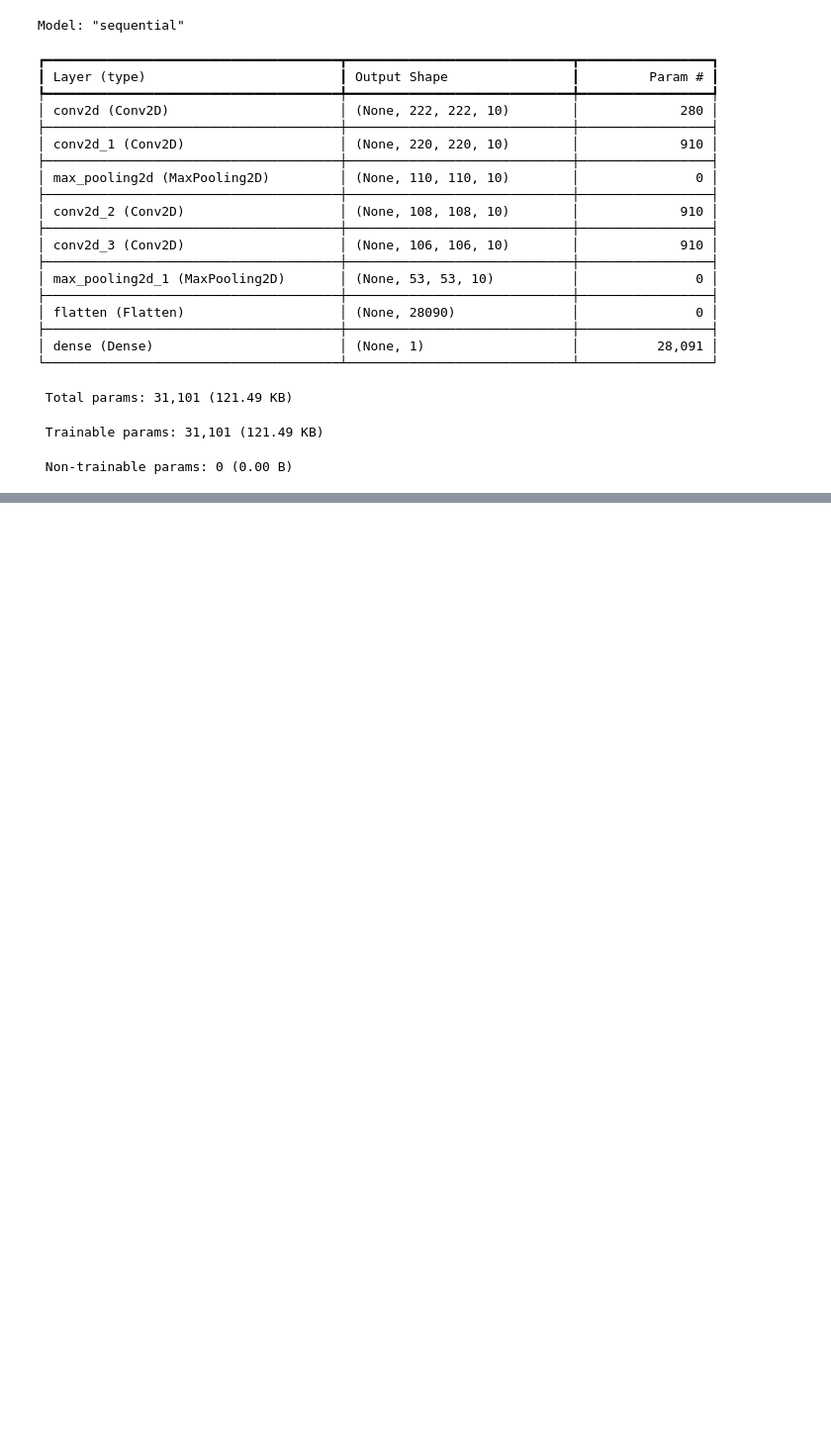
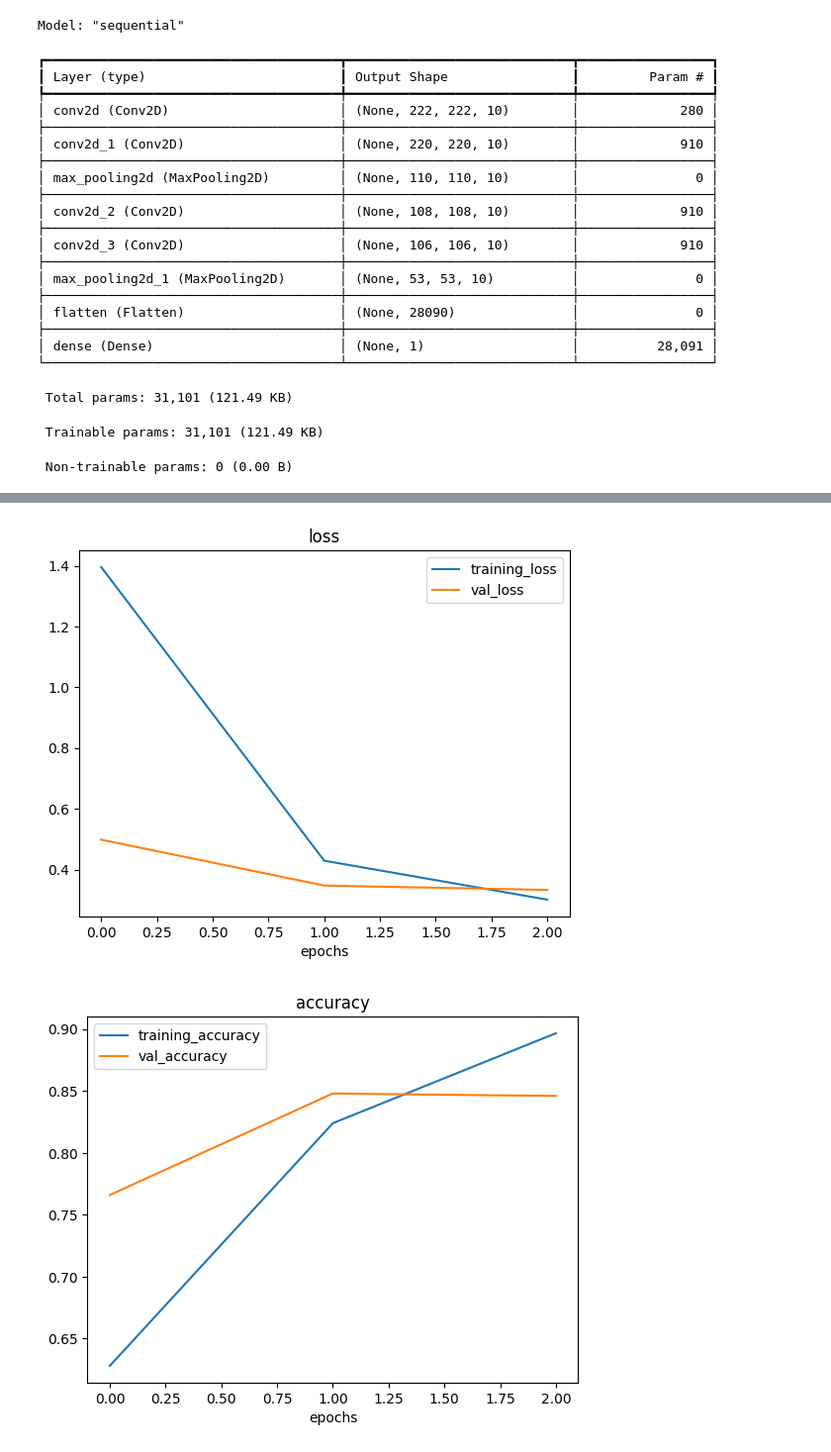
Before and after one commit to sachinthadilshann/TensorFlow_for_Deep_Learning_Bootcamp_Udemy, a Jupyter notebook: 03_convolutional_neural_networks_in_tensorflow.ipynb, the cells around one changed output, grey strips where cells are left out. Shown: that part at 99% size. Cells and saved outputs as stored; diff of their text form; code cells hidden in the pictures; blank space fills up the shorter version.

```diff
--- a/03_convolutional_neural_networks_in_tensorflow.ipynb
+++ b/03_convolutional_neural_networks_in_tensorflow.ipynb
@@ -199,0 +343,5 @@ Epoch 5/5
+# %%
+test_data = train_datagen.flow_from_directory(directory=test_dir,
+                                               target_size=(224,224),
+                                               class_mode = "binary",
+                                               batch_size = 32)
@@ -199,0 +404,5 @@ Epoch 5/5
+# %%
+model_4.compile(loss = "binary_crossentropy",
+                optimizer = Adam(),
+                metrics = ["accuracy"]
+                )
@@ -199,0 +448,8 @@ Epoch 5/5
+# %%
+tensorboard_callback = tf.keras.callbacks.TensorBoard(log_dir="./logs")
+
+history_4 = model_4.fit(train_data,
+            epochs = 5,
+            validation_data = test_data,
+            validation_steps = len(test_data),
+            callbacks = [tensorboard_callback])
@@ -199,0 +477,28 @@ Epoch 5/5
+# %%
+def plot_loss_curves(history):
+  loss = history.history["loss"]
+  val_loss = history.history["val_loss"]
+
+  accuracy = history.history["accuracy"]
+  val_accuracy = history.history["val_accuracy"]
+
+  epochs = range(min(len(loss), len(val_loss)))
+
+
+  plt.plot(epochs,loss[:len(epochs)],label="training_loss")
+  plt.plot(epochs,val_loss,label="val_loss")
+  plt.title("loss")
+  plt.xlabel("epochs")
+  plt.legend()
+
+  plt.figure()
+  plt.plot(epochs,accuracy[:len(epochs)],label="training_accuracy")
+  plt.plot(epochs,val_accuracy,label="val_accuracy")
+  plt.title("accuracy")
+  plt.xlabel("epochs")
+  plt.legend();
+# %%
+plot_loss_curves(history_4)
+# %% [output]
+[figure, added]
+[figure, added]
```
Also changed, not shown: parts of 34 cells of this notebook.
